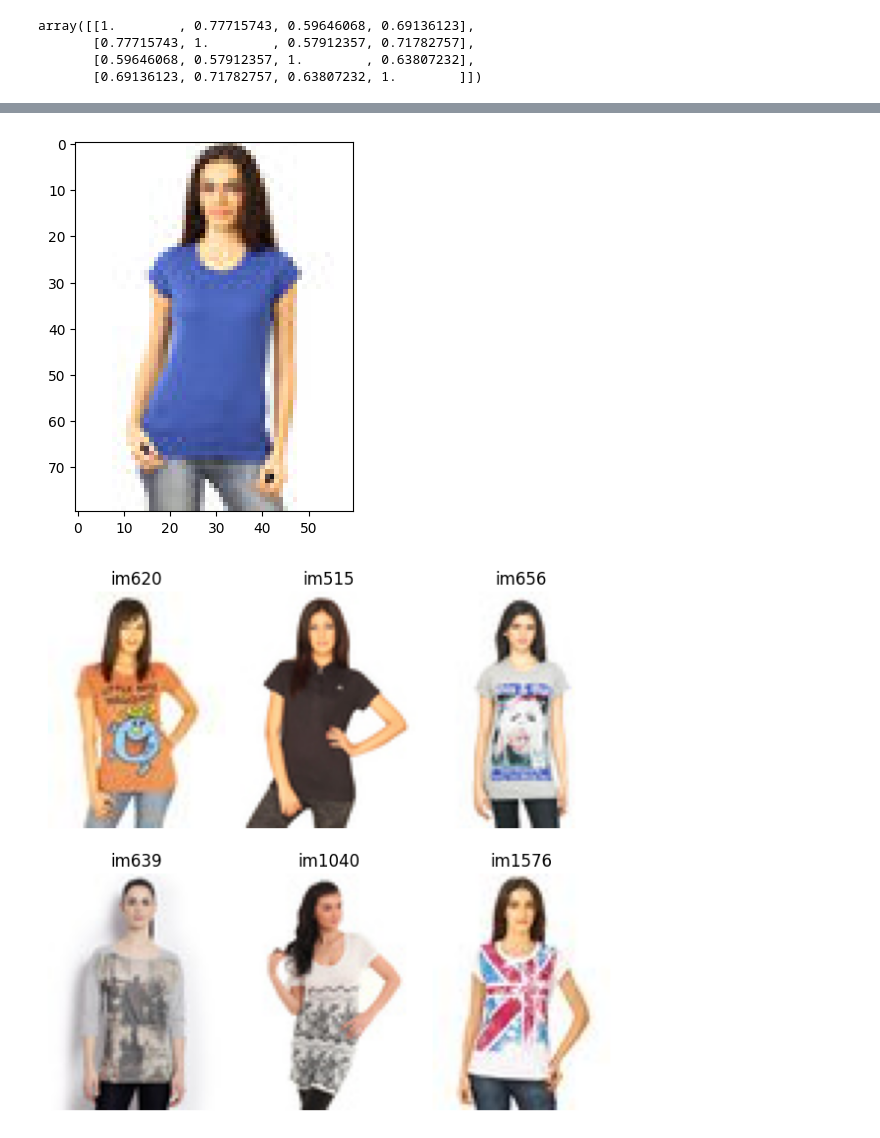
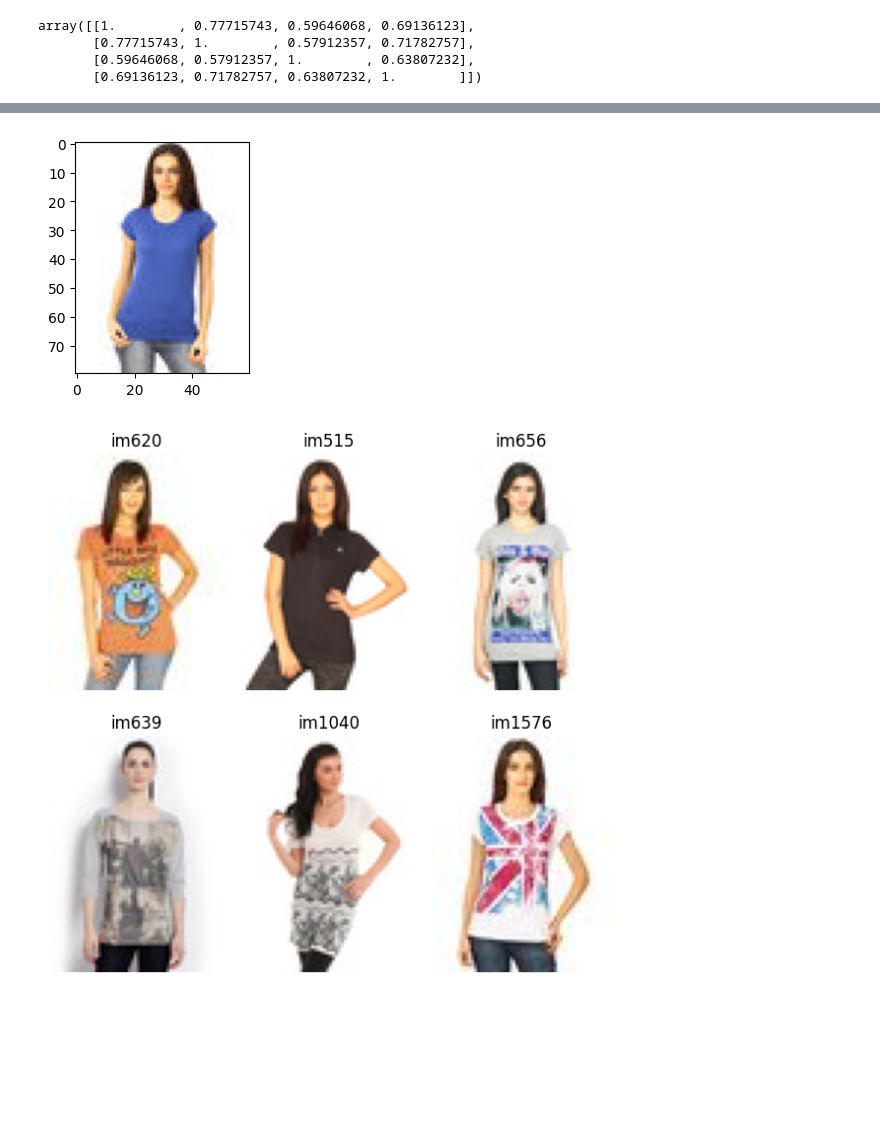
Before and after one commit to nparida2020/recomendation-system, a Jupyter notebook: recommend.ipynb, the cells around one changed output, grey strips where cells are left out. Cells and saved outputs as stored; diff of their text form; code cells hidden in the pictures; blank space fills up the shorter version.

```diff
--- a/recommend.ipynb
+++ b/recommend.ipynb
@@ -478,11 +484,12 @@ plot_figure(idx_ref,idx_rec, idx_sim,df_summer_woman_ethinic)
 # %%
 #Get recomender for Fall season casual T-Shirts for woman
 
 idx_ref = 202
 idx_rec, idx_sim = get_recommender_result(idx_ref, indices_fwc,cos_fall_woman_casual,top_n = 6)
+plt.figure(figsize = (3,3))
 plot_figure(idx_ref,idx_rec, idx_sim,df_fall_woman_casual)
 # %% [output]
-[figure, old version]
+[figure, new version]
 [figure]
 # %%
 #Get recomender for Fall season casual Shirts for man
```
Also changed, not shown: parts of 21 cells of this notebook, 5 other files.
